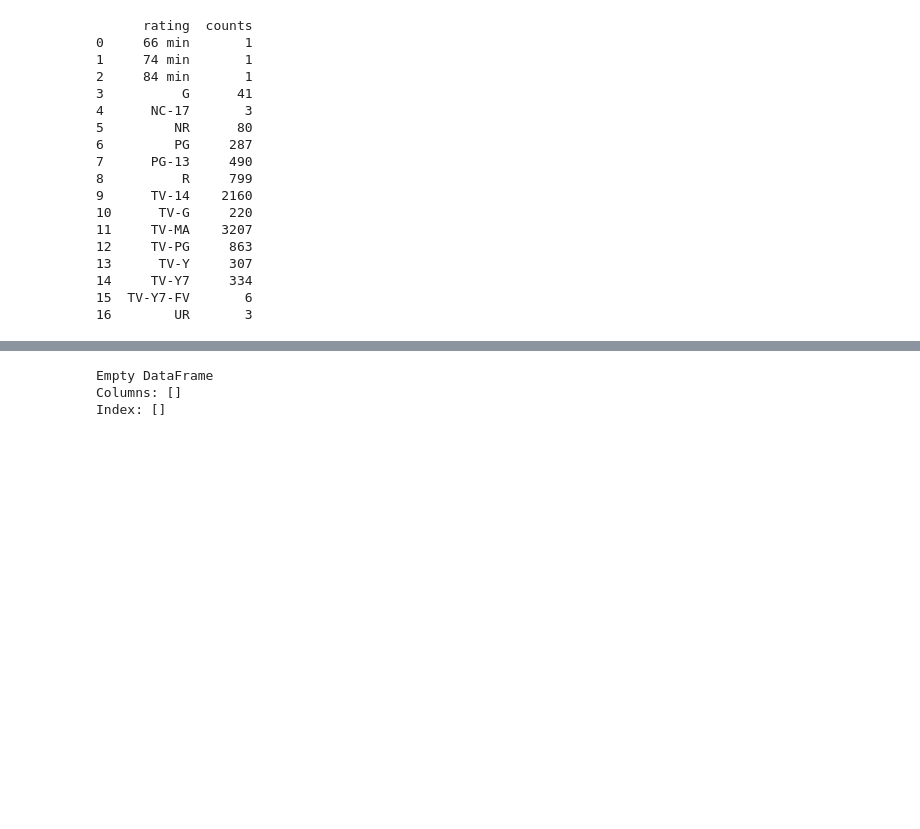
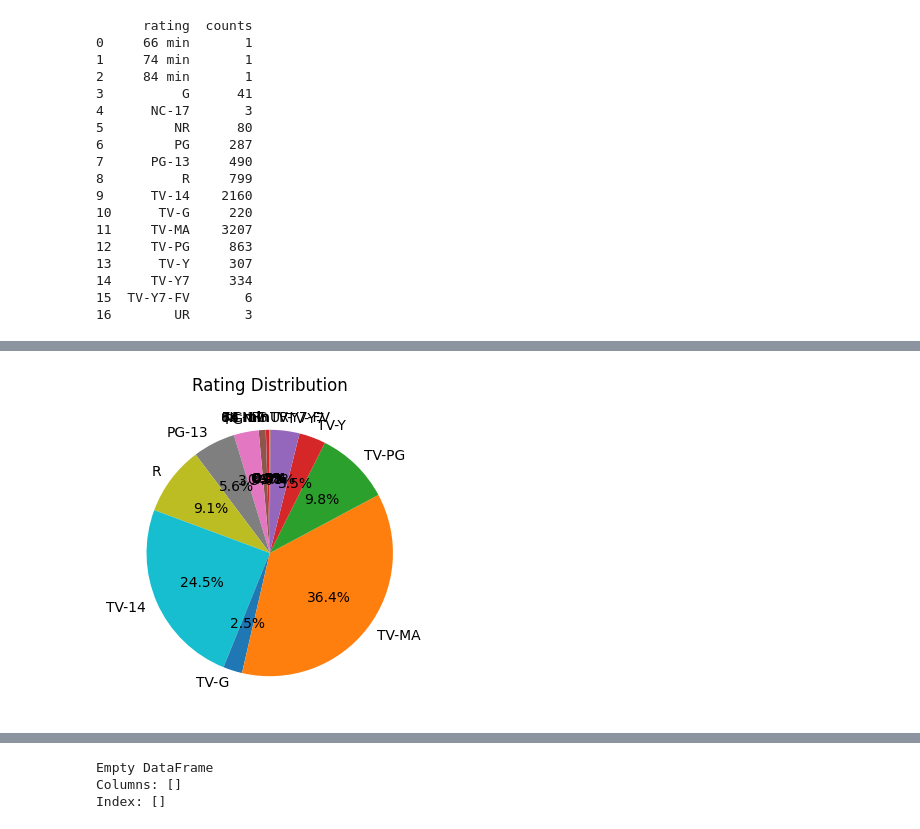
Before and after one commit to simu2204/MLcode, a Jupyter notebook: testing.ipynb, the cells around one changed output, grey strips where cells are left out. Cells and saved outputs as stored; diff of their text form; code cells hidden in the pictures; blank space fills up the shorter version.

```diff
--- a/testing.ipynb
+++ b/testing.ipynb
@@ -69,3 +51,17 @@ piechart.show()
+# %%
+import matplotlib.pyplot as plt
+
+ratings = x['rating']
+counts = x['counts']
+plt.figure(figsize=(4,4))
+plt.pie(counts, labels=ratings, autopct='%1.1f%%', startangle=90)
+
+plt.title('Rating Distribution')
+
+
+plt.show()
+# %% [output]
+[figure, added]
 # %%
 df['director']=df['director'].fillna('director not specified')
 df.head()
```
Also changed, not shown: parts of 1 cell of this notebook.
